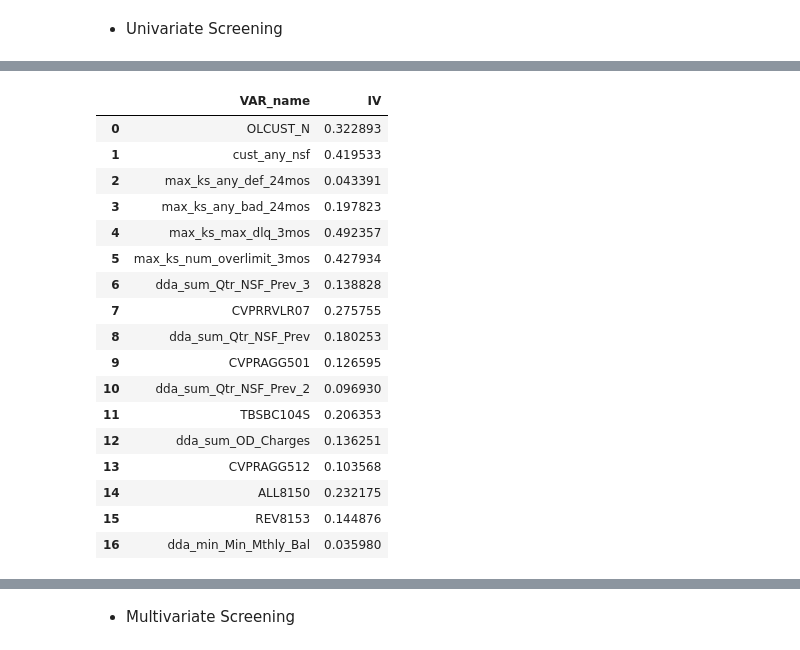
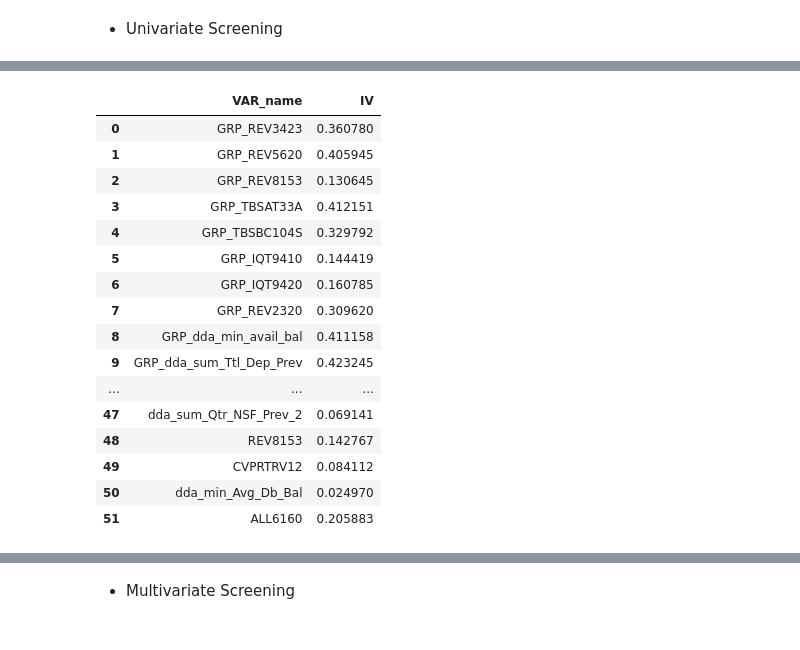
Before and after one commit to of1201/Retail-Credit-Modeling, a Jupyter notebook: src/Retail Credit Risk.ipynb, the cells around one changed output, grey strips where cells are left out. Cells and saved outputs as stored; diff of their text form; code cells hidden in the pictures.

```diff
--- a/src/Retail Credit Risk.ipynb
+++ b/src/Retail Credit Risk.ipynb
@@ -461,8 +462,0 @@ print(len(df.columns))
-# %%
-# remove all WOE and GRP variables
-df_WOE_sel = df.loc[:, df.columns.str.contains("WOE")]
-df_GRP_sel = df.loc[:, df.columns.str.contains("GRP")]
-
-df = df.drop(columns = df_WOE_sel.columns)
-df = df.drop(columns = df_GRP_sel.columns)
-df.head()
@@ -498,16 +494,17 @@ y_test1 = df_test['default_risk']
 # Scorecard Development
 # %% [markdown]
 - Univariate Screening
+# %%
+# filter out all WOE variables
+df_WOE_sel = X.loc[:, X.columns.str.contains("WOE")]
+
+X_temp = X.drop(columns = df_WOE_sel.columns)
 # %%
-# variable without WOE
-# new_col = [i for i in df.columns if i not in df_WOE_sel]
-# df_Var_sel = df[new_col]
+# separate categorical and numeric features
+index_categ = X_temp.nunique()<=15
+index_numeric = X_temp.nunique()>15
 
-# separate categorical and numeric features
-index_categ = df.nunique()<=15
-index_numeric = df.nunique()>15
-
-df_Var_categ = df[df.columns[index_categ]]
-df_Var_numeric = df[df.columns[index_numeric]]
+df_Var_categ = X_temp[X_temp.columns[index_categ]]
+df_Var_numeric = X_temp[X_temp.columns[index_numeric]]
 df_Var_numeric.head()
 # %% [output]
@@ -541,7 +557,7 @@ df_Var_numeric.head()
 # %%
 # calculate WOE and IV for categorical variables without WOE
-def WOE_IV_cat_Cal(df, col):
-    df_iv = pd.crosstab(col,df['default_risk'])
+def WOE_IV_cat_Cal(y, col):
+    df_iv = pd.crosstab(col,y)
     iv = 0
     for i in range(len(df_iv.index)):
         # if some bins have 0 event, use adjust WOE by adding 0.5
@@ -560,7 +576,7 @@ def WOE_IV_cat_Cal(df, col):
 iv_list = pd.DataFrame(columns=('VAR_name', 'IV'))
 dropped_var = []
 for var in df_Var_categ.columns:
-    iv = WOE_IV_cat_Cal(df,df_Var_categ[var])
+    iv = WOE_IV_cat_Cal(y,df_Var_categ[var])
     # drop small IVs and too large IVs
     if iv > 0.02 and iv < 0.5:
         iv_series = pd.Series([var, iv], index = iv_list.columns)
@@ -579,49 +605,48 @@ iv_list
 # %%
 # calculate WOE and IV for categorical variables without WOE
-def WOE_IV_num_Cal(df, col):
-    # separate the numeric variables into 10 bins
-    col_binned = pd.cut(col, bins=10)
-    df_iv = pd.crosstab(col_binned,df['default_risk'])
+def WOE_IV_num_Cal(y, col):
+    # separate the numeric variables into 5 bins
+    col_binned = pd.cut(col, bins=5)
+    df_iv = pd.crosstab(col_binned,y)
     iv = 0
     for i in range(len(df_iv.index)):
         # if some bins have 0 event, use adjust WOE by adding 0.5
         if df_iv.iloc[i,0] == 0 or sum(df_iv.iloc[i,1:]) == 0:
             non_default = (df_iv.iloc[i,0]+0.5)/sum(df_iv.iloc[:,0])
             default = (sum(df_iv.iloc[i,1:])+0.5)/df_iv.iloc[:,1:].values.sum()
             woe = np.log(non_default/default)
             iv += woe*(non_default-default)
         else:
             non_default = df_iv.iloc[i,0]/sum(df_iv.iloc[:,0])
             default = sum(df_iv.iloc[i,1:])/df_iv.iloc[:,1:].values.sum()
             woe = np.log(non_default/default)
             iv += woe*(non_default-default)
     return iv
 
 for var in df_Var_numeric.columns:
-    iv = WOE_IV_num_Cal(df,df_Var_numeric[var])
+    iv = WOE_IV_num_Cal(y,df_Var_numeric[var])
     # drop small IVs and too large IVs
     if iv > 0.02 and iv < 0.5:
         iv_series = pd.Series([var, iv], index = iv_list.columns)
         iv_list = iv_list.append(iv_series,ignore_index=True)
     else:
         dropped_var.append(var)
 iv_list
 # %% [output]
 |  | VAR_name | IV |
-| 0 | OLCUST_N | 0.322893 |
-| 1 | cust_any_nsf | 0.419533 |
-| 2 | max_ks_any_def_24mos | 0.043391 |
-| 3 | max_ks_any_bad_24mos | 0.197823 |
-| 4 | max_ks_max_dlq_3mos | 0.492357 |
-| 5 | max_ks_num_overlimit_3mos | 0.427934 |
-| 6 | dda_sum_Qtr_NSF_Prev_3 | 0.138828 |
-| 7 | CVPRRVLR07 | 0.275755 |
-| 8 | dda_sum_Qtr_NSF_Prev | 0.180253 |
-| 9 | CVPRAGG501 | 0.126595 |
-| 10 | dda_sum_Qtr_NSF_Prev_2 | 0.096930 |
-| 11 | TBSBC104S | 0.206353 |
-| 12 | dda_sum_OD_Charges | 0.136251 |
-| 13 | CVPRAGG512 | 0.103568 |
-| 14 | ALL8150 | 0.232175 |
-| 15 | REV8153 | 0.144876 |
-| 16 | dda_min_Min_Mthly_Bal | 0.035980 |
+| 0 | GRP_REV3423 | 0.360780 |
+| 1 | GRP_REV5620 | 0.405945 |
+| 2 | GRP_REV8153 | 0.130645 |
+| 3 | GRP_TBSAT33A | 0.412151 |
+| 4 | GRP_TBSBC104S | 0.329792 |
+| 5 | GRP_IQT9410 | 0.144419 |
+| 6 | GRP_IQT9420 | 0.160785 |
+| 7 | GRP_REV2320 | 0.309620 |
+| 8 | GRP_dda_min_avail_bal | 0.411158 |
+| 9 | GRP_dda_sum_Ttl_Dep_Prev | 0.423245 |
+| ... | ... | ... |
+| 47 | dda_sum_Qtr_NSF_Prev_2 | 0.069141 |
+| 48 | REV8153 | 0.142767 |
+| 49 | CVPRTRV12 | 0.084112 |
+| 50 | dda_min_Avg_Db_Bal | 0.024970 |
+| 51 | ALL6160 | 0.205883 |
```
Also changed, not shown: parts of 27 cells of this notebook.
